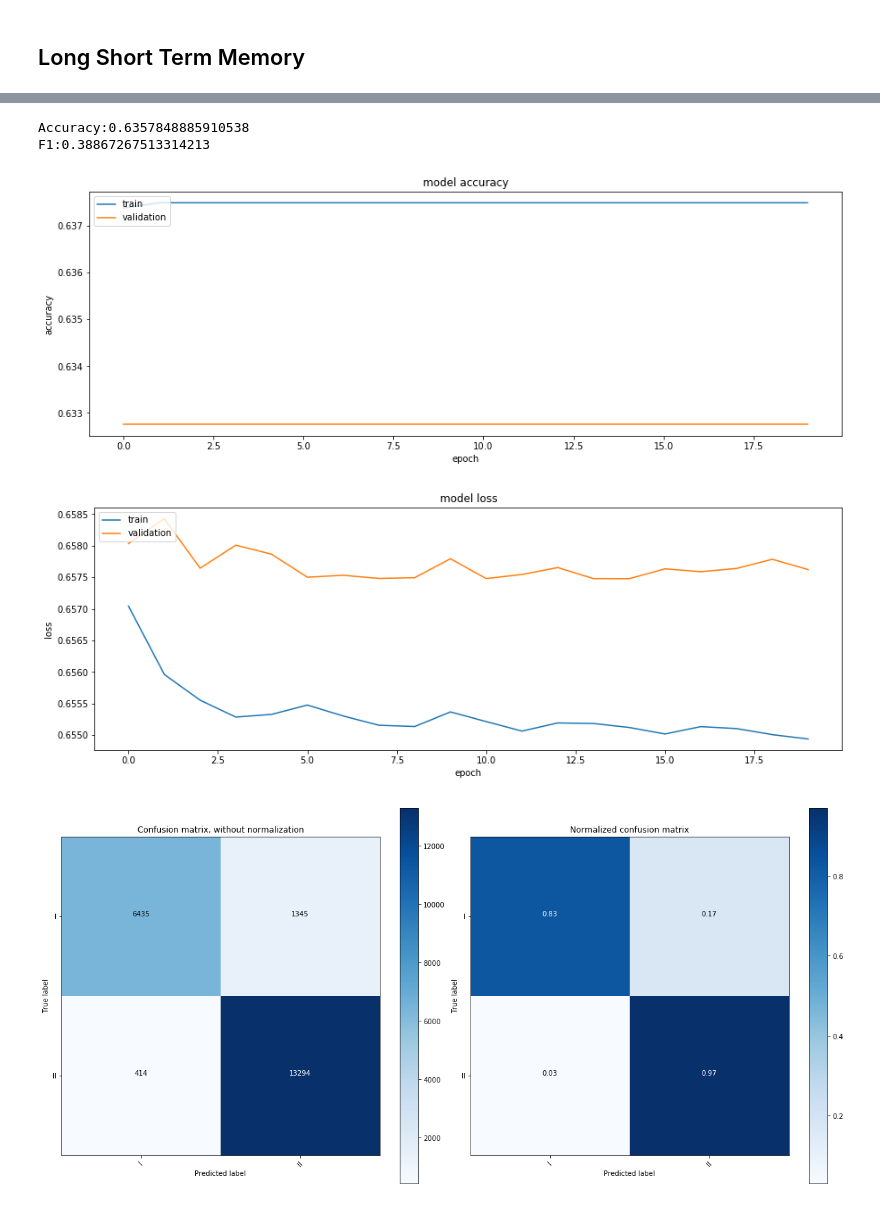
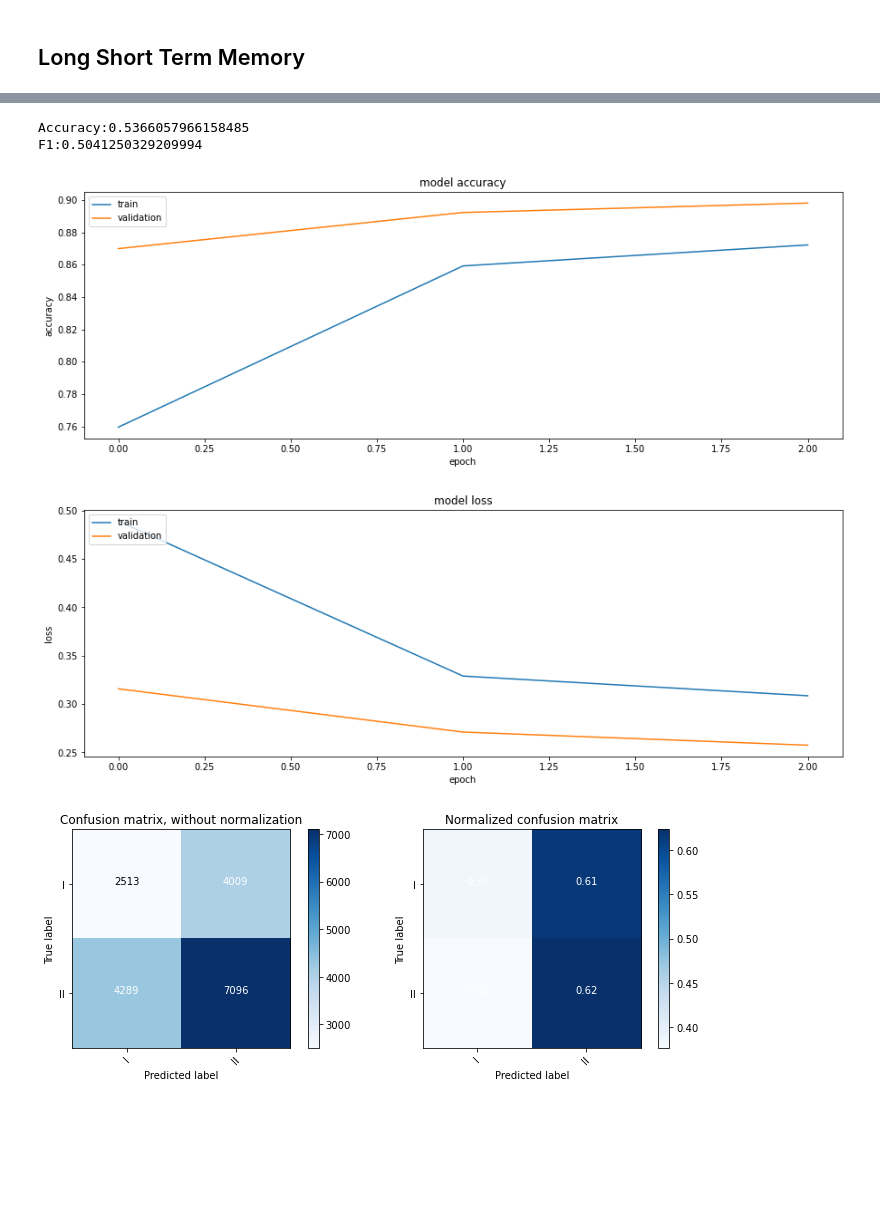
Before and after one commit to cridonoso/LSTM-Multiclass-Keras, a Jupyter notebook: TutorialLSTM.ipynb, the cells around one changed output, grey strips where cells are left out. Drawn from its saved outputs; the diff is of its cells as text; code cells hidden in the pictures; blank space fills up the shorter version.

```diff
--- a/TutorialLSTM.ipynb
+++ b/TutorialLSTM.ipynb
@@ -81,9 +81,12 @@ def create_generator(list_of_arrays, labels):
                'mask'      : np.ones(i.shape[0])}
 # %%
 def preprocess(input_dict):
-    lc_means = tf.reduce_mean(input_dict['lightcurve'], 1)
-    lc_std   = tf.math.reduce_std(input_dict['lightcurve'], 1)
-    light_curve = (input_dict['lightcurve'] - tf.expand_dims(lc_means, 1))/tf.expand_dims(lc_std, 1)
+    lc_means = tf.reduce_mean(input_dict['lightcurve'], 0)
+    lc_std   = tf.math.reduce_std(input_dict['lightcurve'], 0)
+    light_curve = tf.math.divide_no_nan(input_dict['lightcurve'] - tf.expand_dims(lc_means, 0), lc_std)
+
+#     light_curve = input_dict['lightcurve'] - tf.expand_dims(lc_means, 0)
+
     cat_label   = tf.one_hot(input_dict['label'], NUM_CLS)
     bool_mask   = tf.cast(input_dict['mask'], tf.bool)
     return (light_curve, bool_mask), cat_label
@@ -138,23 +147,21 @@ from tensorflow.keras.layers import Dense, Activation, LSTM, Dropout, Input, Lay
 from tensorflow.keras.callbacks import EarlyStopping
 # %%
 # Params
-n_neurons    = 32  # Neurons in each gate of LSTM
+n_neurons    = 16  # Neurons in each gate of LSTM
 dropout_prob = 0.2 # Fraction of the units to drop
 # %%
 lc_placeholder   = Input(shape=(None, INP_DIM), dtype=tf.float32)
 mask_placeholder = Input(shape=(None,), dtype=tf.bool)
 inputs = (lc_placeholder, mask_placeholder)
 
-x = LSTM(n_neurons, return_sequences=True, dropout=dropout_prob)(inputs[0])
-x = LayerNormalization()(x)
-x = LSTM(n_neurons, dropout=dropout_prob)(x)
-x = Dense(n_neurons)(x)
-y_pred = Dense(NUM_CLS, activation='softmax')(x)
+x = LSTM(n_neurons, return_sequences=True, dropout=dropout_prob)(inputs[0], mask=inputs[1])
+x = LSTM(n_neurons, dropout=dropout_prob)(x, mask=inputs[1])
+x = Dense(n_neurons, activation='relu')(x)
+predictions = Dense(NUM_CLS, activation='softmax')(x)
 
-model = Model(inputs=inputs, outputs=y_pred)
+model = Model(inputs=[inputs], outputs=predictions)
 model.compile(optimizer='adam',
-              loss=tf.keras.losses.CategoricalCrossentropy(from_logits=False),
+              loss='binary_crossentropy',
               metrics=['acc'])
-
 model.summary()
 # %% [output]
@@ -177,7 +184,7 @@ Non-trainable params: 0
 __________________________________________________________________________________________________
 # %%
 history = model.fit(x=train_batches,
-                    epochs=20,
+                    epochs=3,
                     validation_data=valid_batches,
                     callbacks = [EarlyStopping(patience=5)])
 # %% [output]
@@ -212,8 +208,8 @@ acc_test = accuracy_score(y_true, y_pred)
 f1_score = f1_score(y_true, y_pred, average='macro')
 print('Accuracy:{}\nF1:{}'.format(acc_test, f1_score))
 # %% [output]
-Accuracy:0.6357848885910538
-F1:0.38867267513314213
+Accuracy:0.5366057966158485
+F1:0.5041250329209994
 # %%
 # summarize history for accuracy
 plt.figure(figsize=(15,5))
@@ -235,22 +231,22 @@ plt.xlabel('epoch')
 plt.legend(['train', 'validation'], loc='upper left')
 plt.show()
 # %% [output]
-[figure, old version]
+[figure, new version]
-[figure, old version]
+[figure, new version]
 # %%
 from sklearn.metrics import confusion_matrix
 from visual import plot_confusion_matrix
 class_names = ['I', 'II']
 cnf_matrix = confusion_matrix(y_true, y_pred)
 # Plot non-normalized confusion matrix
-plt.figure(figsize=(17,8))
+plt.figure(figsize=(10,4))
 plt.subplot(121)
 plot_confusion_matrix(cnf_matrix, classes=class_names,
                       title='Confusion matrix, without normalization')
 
 # Plot normalized confusion matrix
 plt.subplot(122)
 plot_confusion_matrix(cnf_matrix, classes=class_names, normalize=True,
                       title='Normalized confusion matrix')
 # %% [output]
-[figure, old version]
+[figure, new version]
```
Also changed, not shown: parts of 4 cells of this notebook.
